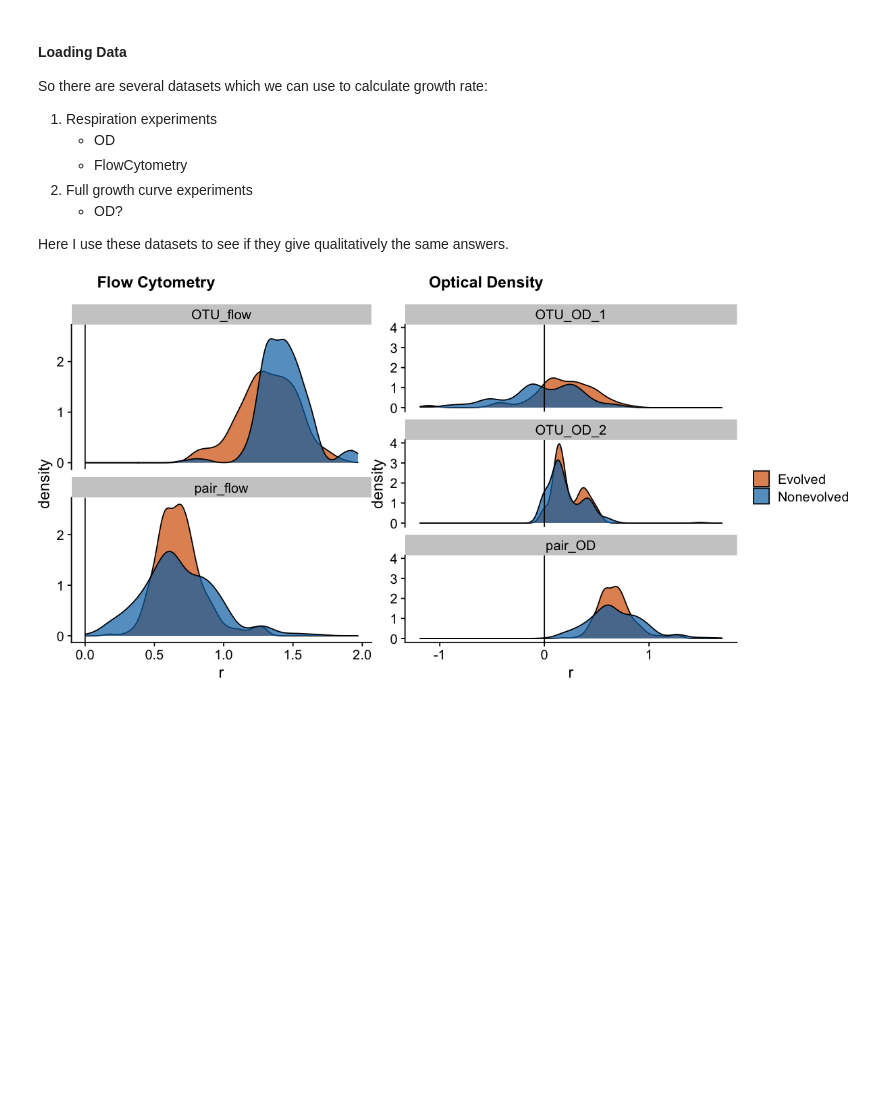
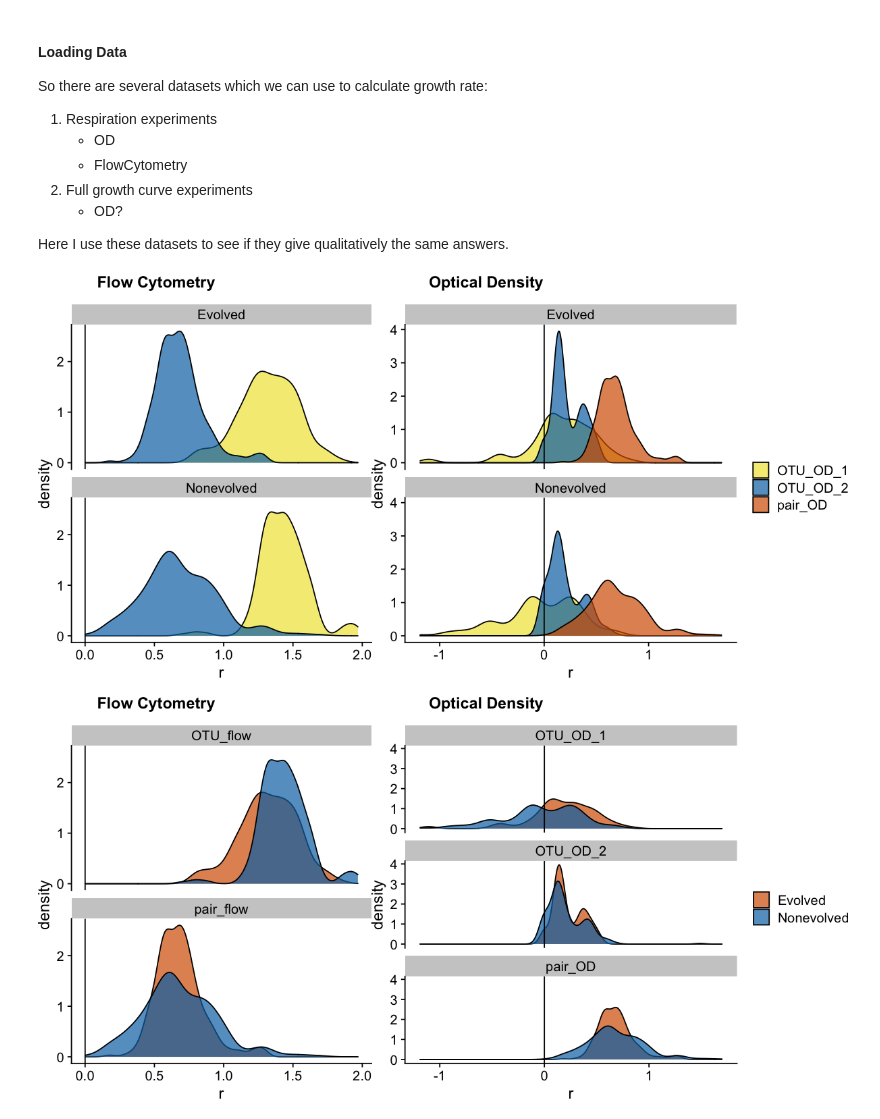
Before and after one commit to CleggTom/Bacterial_Interactions, a Jupyter notebook: notebooks/Model_notes.ipynb, the cells around one changed output. Saved outputs shown, nothing was run; the diff lists cells and outputs as text; code cells hidden in the pictures; blank space fills up the shorter version.

```diff
--- a/notebooks/Model_notes.ipynb
+++ b/notebooks/Model_notes.ipynb
@@ -384,6 +384,57 @@ OTU_r_OD_2 <- read_csv("../data/Francisca/LogisticIndivcurves_out_M9_updated.csv
            Treatment = recode(Treat, "NE" = "Nonevolved", "E" = "Evolved"),
            OTU = str_remove(OTU,"OTU") ) %>%
     select(OTU,Media,Temperature,Treatment,r,K)
+# %%
+cPalette <- c("#F0E442", "#0072B2", "#D55E00")
+
+###
+#Flow cytometry data
+###
+OTU_flow = OTU_r_flow %>% select(Treatment,r)
+pair_flow = pairs_r_flow %>% select(Treatment,r)
+Data_source = c(rep("OTU_flow",nrow(OTU_flow)), rep("pair_flow",nrow(pair_flow)))
+
+p1 = bind_rows(OTU_flow,pair_flow) %>%
+    mutate(Data_source) %>%
+    ggplot(aes(x=r,fill = Data_source))+
+         geom_density(position = "identity",alpha = 0.7)+
+         geom_vline(xintercept = 0.0)+
+         scale_fill_manual(values = cPalette)+
+         theme_cowplot() +
+         theme(legend.position = "none",plot.margin = margin(25,0,0,0))+
+         facet_wrap(~Treatment,ncol = 1)
+
+
+
+###
+#OD data
+###
+OTU_OD_1 = OTU_r_OD_1 %>% select(Treatment,r)
+OTU_OD_2 = OTU_r_OD_2 %>% select(Treatment,r)
+pair_OD = pair_flow %>% select(Treatment,r)
+Data_source = c(rep("OTU_OD_1",nrow(OTU_OD_1)), rep("OTU_OD_2",nrow(OTU_OD_2)), rep("pair_OD",nrow(pair_OD)))
+
+p2 <- bind_rows(OTU_OD_1,OTU_OD_2,pair_OD) %>%
+    mutate(Data_source) %>%
+    filter(r > -2.5 , r < 2.5) %>%
+    ggplot(aes(x= r ,fill = Data_source))+
+        geom_density(position = "identity",alpha = 0.7)+
+        geom_vline(xintercept = 0.0)+
+        scale_fill_manual(values = cPalette)+
+        theme_cowplot()+
+        theme(legend.title = element_blank(),,plot.margin = margin(25,0,0,0))+
+        facet_wrap(~Treatment,ncol = 1)
+
+
+options(repr.plot.width = 10, repr.plot.height = 5)
+
+plot_grid(p1,p2,labels = c("Flow Cytometry","Optical Density"), rel_widths = c(.7,1),vjust = 1.0)
+
+# ggsave("../notebooks/figures/r_distributions.pdf",dist,width = 5, height = 5)
+
+# dist
+# %% [output]
+[figure, added]
 # %%
 cPalette <- c("#F0E442", "#0072B2", "#D55E00")[c(3,2)]
 
```
